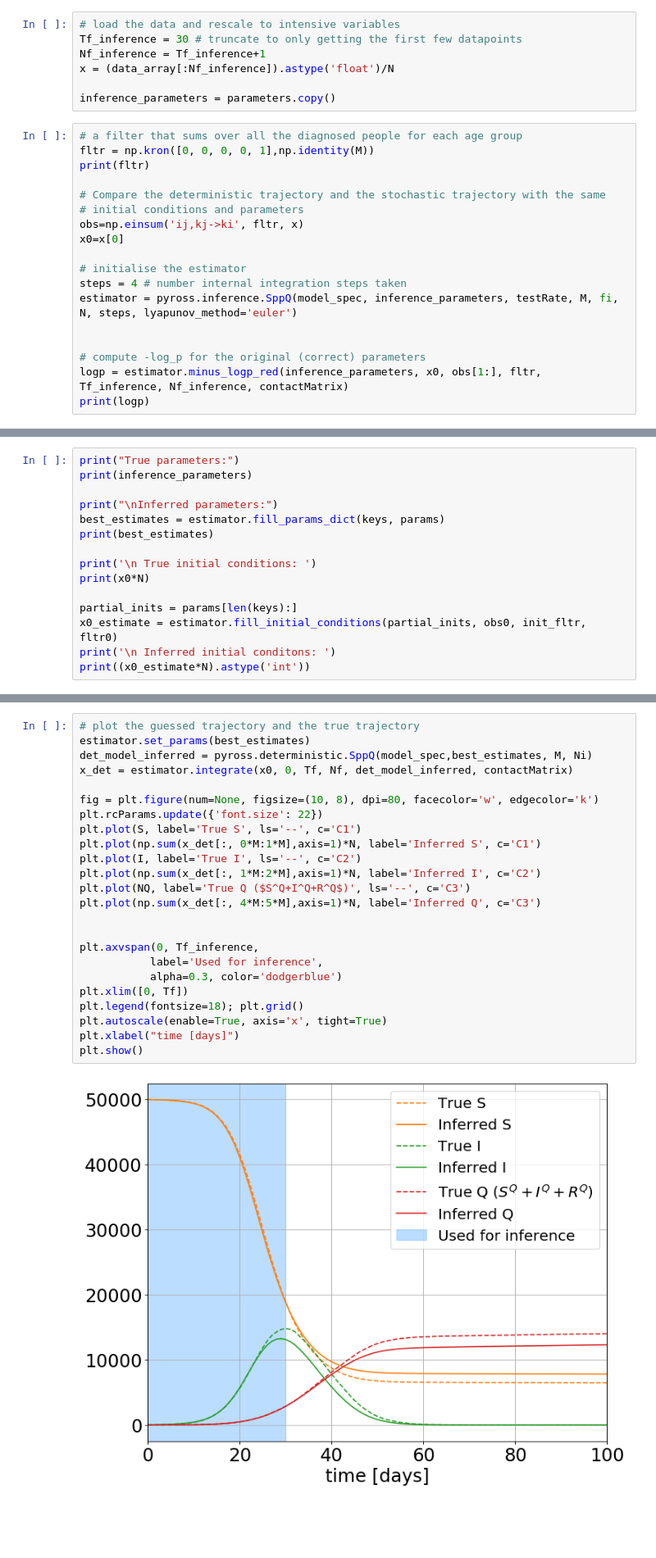
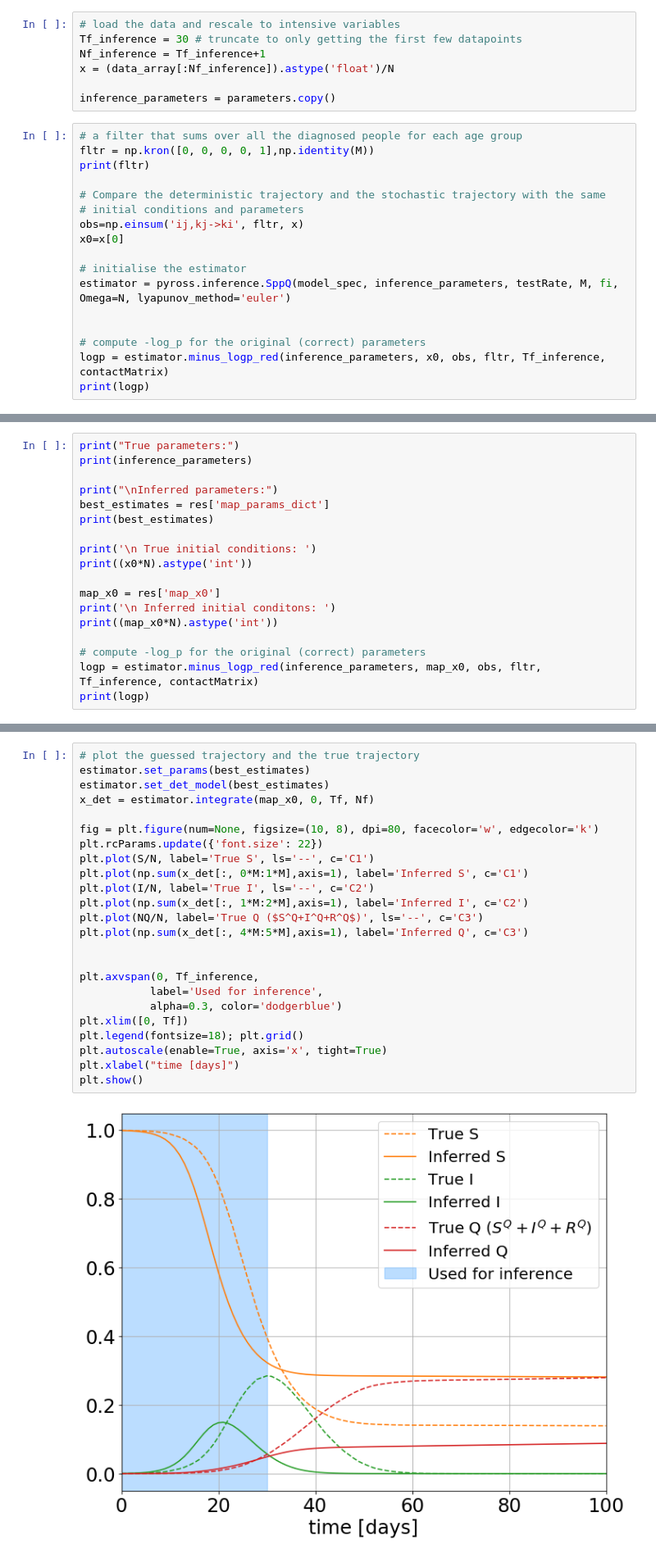
Before and after one commit to rajeshrinet/pyross, a Jupyter notebook: examples/inference/ex_SppQ_latent_inference.ipynb, the cells around one changed output, grey strips where cells are left out. Shown at 82% size. Drawn from its saved outputs; the diff is of its cells as text; blank space fills up the shorter version.

```diff
--- a/examples/inference/ex_SppQ_latent_inference.ipynb
+++ b/examples/inference/ex_SppQ_latent_inference.ipynb
@@ -195,12 +195,11 @@ obs=np.einsum('ij,kj->ki', fltr, x)
 x0=x[0]
 
 # initialise the estimator
-steps = 4 # number internal integration steps taken
-estimator = pyross.inference.SppQ(model_spec, inference_parameters, testRate, M, fi, N, steps, lyapunov_method='euler')
+estimator = pyross.inference.SppQ(model_spec, inference_parameters, testRate, M, fi, Omega=N, lyapunov_method='euler')
 
 
 # compute -log_p for the original (correct) parameters
-logp = estimator.minus_logp_red(inference_parameters, x0, obs[1:], fltr, Tf_inference, Nf_inference, contactMatrix)
+logp = estimator.minus_logp_red(inference_parameters, x0, obs, fltr, Tf_inference, contactMatrix)
 print(logp)
 # %% [output]
 [[0. 0. 0. 0. 0. 0. 0. 0. 1. 0.]
@@ -268,16 +276,19 @@ print("True parameters:")
 print(inference_parameters)
 
 print("\nInferred parameters:")
-best_estimates = estimator.fill_params_dict(keys, params)
+best_estimates = res['map_params_dict']
 print(best_estimates)
 
 print('\n True initial conditions: ')
-print(x0*N)
+print((x0*N).astype('int'))
 
-partial_inits = params[len(keys):]
-x0_estimate = estimator.fill_initial_conditions(partial_inits, obs0, init_fltr, fltr0)
+map_x0 = res['map_x0']
 print('\n Inferred initial conditons: ')
-print((x0_estimate*N).astype('int'))
+print((map_x0*N).astype('int'))
+
+# compute -log_p for the original (correct) parameters
+logp = estimator.minus_logp_red(inference_parameters, map_x0, obs, fltr, Tf_inference, contactMatrix)
+print(logp)
 # %% [output]
 True parameters:
 {'beta': 0.02, 'gamma': 0.1, 'p_falsepos': 0.01, 'p_truepos': 0.9, 'pi_RS': 0.1, 'pi_I': 1}
@@ -294,26 +305,26 @@ Inferred parameters:
 # %%
 # plot the guessed trajectory and the true trajectory
 estimator.set_params(best_estimates)
-det_model_inferred = pyross.deterministic.SppQ(model_spec,best_estimates, M, Ni)
-x_det = estimator.integrate(x0, 0, Tf, Nf, det_model_inferred, contactMatrix)
+estimator.set_det_model(best_estimates)
+x_det = estimator.integrate(map_x0, 0, Tf, Nf)
 
 fig = plt.figure(num=None, figsize=(10, 8), dpi=80, facecolor='w', edgecolor='k')
 plt.rcParams.update({'font.size': 22})
-plt.plot(S, label='True S', ls='--', c='C1')
-plt.plot(np.sum(x_det[:, 0*M:1*M],axis=1)*N, label='Inferred S', c='C1')
-plt.plot(I, label='True I', ls='--', c='C2')
-plt.plot(np.sum(x_det[:, 1*M:2*M],axis=1)*N, label='Inferred I', c='C2')
-plt.plot(NQ, label='True Q ($S^Q+I^Q+R^Q$)', ls='--', c='C3')
-plt.plot(np.sum(x_det[:, 4*M:5*M],axis=1)*N, label='Inferred Q', c='C3')
+plt.plot(S/N, label='True S', ls='--', c='C1')
+plt.plot(np.sum(x_det[:, 0*M:1*M],axis=1), label='Inferred S', c='C1')
+plt.plot(I/N, label='True I', ls='--', c='C2')
+plt.plot(np.sum(x_det[:, 1*M:2*M],axis=1), label='Inferred I', c='C2')
+plt.plot(NQ/N, label='True Q ($S^Q+I^Q+R^Q$)', ls='--', c='C3')
+plt.plot(np.sum(x_det[:, 4*M:5*M],axis=1), label='Inferred Q', c='C3')
 
 
 plt.axvspan(0, Tf_inference,
            label='Used for inference',
            alpha=0.3, color='dodgerblue')
 plt.xlim([0, Tf])
 plt.legend(fontsize=18); plt.grid()
 plt.autoscale(enable=True, axis='x', tight=True)
 plt.xlabel("time [days]")
 plt.show()
 # %% [output]
-[figure, old version]
+[figure, new version]
```
Also changed, not shown: parts of 5 cells of this notebook, 6 other files.
